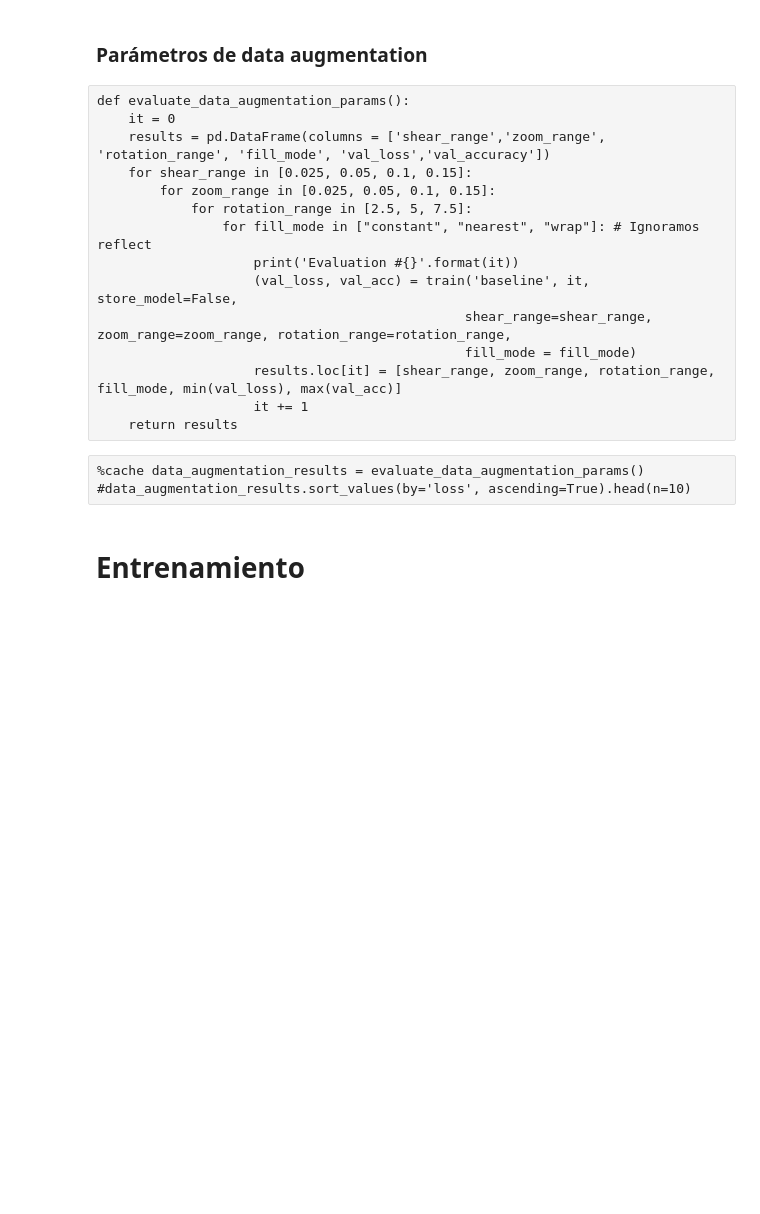
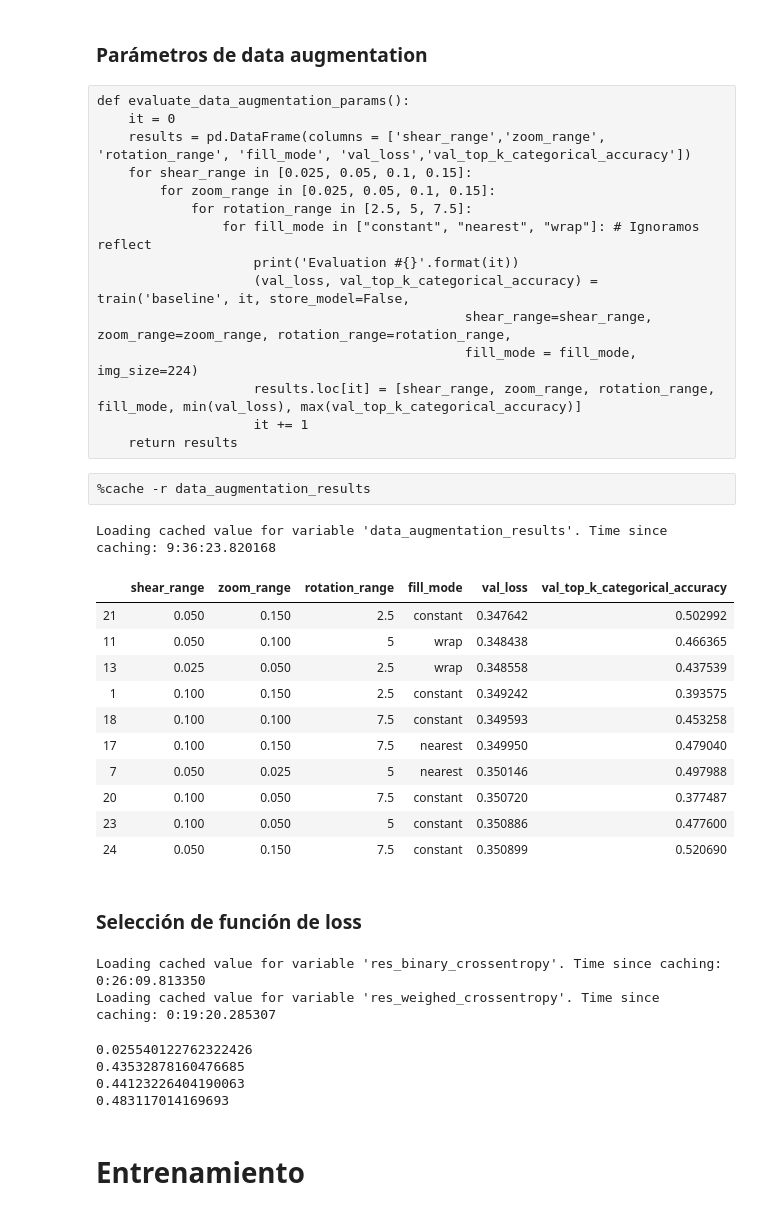
Before and after one commit to akepa/attribute-detection-in-fashon-images, a Jupyter notebook: Model.ipynb, the cells around one changed output. Cells and saved outputs as stored; diff of their text form; code cells hidden in the pictures; blank space fills up the shorter version.

```diff
--- a/Model.ipynb
+++ b/Model.ipynb
@@ -327,18 +286,21 @@ def train(model_name,
           model_id=None,
           max_epochs=100,
           img_size=224,
-          shear_range=0.025,
-          zoom_range=0.025,
+          shear_range=0.05,
+          zoom_range=0.150,
           rotation_range=2.5,
-          fill_mode='nearest',
+          fill_mode='constant',
           store_model=True,
           two_step_fit=False,
           freeze_layers_ratio=None,
-          model_build_params=None
+          model_build_params=None,
+          loss_function=weighted_binary_crossentropy
          ):
 
     # Forzar limpieza y pasar el GC
     K.clear_session()
+    #cuda.select_device(0)
+    #cuda.close()
     gc.collect()
 
     # Instanciación del modelo. Todos los métodos siguen el patrón "build_xxx", donde xxx es esl nombre del modelo
@@ -349,7 +311,7 @@ def train(model_name,
     # COMPILE con run options para debug en caso de oom
     #run_opts = tf.compat.v1.RunOptions(report_tensor_allocations_upon_oom = True)
     # model.compile(optimizer='adam', loss='binary_crossentropy', metrics=['accuracy'])
-    model.compile(optimizer='adam', loss='binary_crossentropy', metrics=[tf.keras.metrics.TopKCategoricalAccuracy(k=5)])
+    model.compile(optimizer='adam', loss=loss_function, metrics=[tf.keras.metrics.TopKCategoricalAccuracy(k=5)])
 
     # Instanciación de los generators de datos
     train_generator, validation_generator = build_generators(img_size, shear_range,
@@ -368,7 +330,7 @@ def train(model_name,
                                )
         # Segunda fase de training para entrenar el resto de las capas
         model = freeze_layers(model, freeze_layers_ratio)
-        model.compile(optimizer='adam', loss='binary_crossentropy', metrics=[tf.keras.metrics.SparseTopKCategoricalAccuracy(k=5)])
+        model.compile(optimizer='adam', loss=loss_function, metrics=[tf.keras.metrics.TopKCategoricalAccuracy(k=5)])
         h = model.fit_generator(train_generator, validation_data=validation_generator,
                                 epochs=max_epochs, callbacks = build_callbacks(model_name, model_id, store_model),
                                 steps_per_epoch=50,
@@ -424,21 +400,54 @@ plot(results_img_size2, metric='val_top_k_categorical_accuracy')
 plot(results_img_size2, metric='val_loss')
 # %% [markdown]
 ### Parámetros de data augmentation
+# %%
+N = 25
+
+def evaluate_data_augmentation_params():
+    results = pd.DataFrame(columns = ['shear_range','zoom_range', 'rotation_range', 'fill_mode', 'val_loss','val_top_k_categorical_accuracy'])
+    for it in range(0,N):
+        shear_range = random.choice([0.025, 0.05, 0.1, 0.15])
+        zoom_range = random.choice([0.025, 0.05, 0.1, 0.15])
+        rotation_range = random.choice([2.5, 5, 7.5])
+        fill_mode = random.choice(["constant", "nearest", "wrap"]) # Ignoramos reflect
+        print('Evaluation #{}'.format(it))
+        (val_loss, val_top_k_categorical_accuracy) = train('baseline', it, store_model=False,
+                                                           shear_range=shear_range, zoom_range=zoom_range, rotation_range=rotation_range,
+                                                           fill_mode = fill_mode, img_size=224)
+        results.loc[it] = [shear_range, zoom_range, rotation_range, fill_mode, min(val_loss), max(val_top_k_categorical_accuracy)]
+    return results
 # %% [raw]
 def evaluate_data_augmentation_params():
     it = 0
-    results = pd.DataFrame(columns = ['shear_range','zoom_range', 'rotation_range', 'fill_mode', 'val_loss','val_accuracy'])
+    results = pd.DataFrame(columns = ['shear_range','zoom_range', 'rotation_range', 'fill_mode', 'val_loss','val_top_k_categorical_accuracy'])
     for shear_range in [0.025, 0.05, 0.1, 0.15]:
         for zoom_range in [0.025, 0.05, 0.1, 0.15]:
             for rotation_range in [2.5, 5, 7.5]:
                 for fill_mode in ["constant", "nearest", "wrap"]: # Ignoramos reflect
                     print('Evaluation #{}'.format(it))
-                    (val_loss, val_acc) = train('baseline', it, store_model=False,
+                    (val_loss, val_top_k_categorical_accuracy) = train('baseline', it, store_model=False,
                                                shear_range=shear_range, zoom_range=zoom_range, rotation_range=rotation_range,
-                                               fill_mode = fill_mode)
-                    results.loc[it] = [shear_range, zoom_range, rotation_range, fill_mode, min(val_loss), max(val_acc)]
+                                               fill_mode = fill_mode, img_size=224)
+                    results.loc[it] = [shear_range, zoom_range, rotation_range, fill_mode, min(val_loss), max(val_top_k_categorical_accuracy)]
                     it += 1
     return results
-# %% [raw]
-%cache data_augmentation_results = evaluate_data_augmentation_params()
-#data_augmentation_results.sort_values(by='loss', ascending=True).head(n=10)
+# %% [raw]
+%cache -r data_augmentation_results
+# %%
+%cache data_augmentation_results = evaluate_data_augmentation_params()
+data_augmentation_results.sort_values(by='val_loss', ascending=True).head(n=10)
+# %% [output]
+Loading cached value for variable 'data_augmentation_results'. Time since caching: 9:36:23.820168
+|  | shear_range | zoom_range | rotation_range | fill_mode | val_loss | val_top_k_categorical_accuracy |
+| 21 | 0.050 | 0.150 | 2.5 | constant | 0.347642 | 0.502992 |
+| 11 | 0.050 | 0.100 | 5 | wrap | 0.348438 | 0.466365 |
+| 13 | 0.025 | 0.050 | 2.5 | wrap | 0.348558 | 0.437539 |
+| 1 | 0.100 | 0.150 | 2.5 | constant | 0.349242 | 0.393575 |
+| 18 | 0.100 | 0.100 | 7.5 | constant | 0.349593 | 0.453258 |
+| 17 | 0.100 | 0.150 | 7.5 | nearest | 0.349950 | 0.479040 |
+| 7 | 0.050 | 0.025 | 5 | nearest | 0.350146 | 0.497988 |
+| 20 | 0.100 | 0.050 | 7.5 | constant | 0.350720 | 0.377487 |
+| 23 | 0.100 | 0.050 | 5 | constant | 0.350886 | 0.477600 |
+| 24 | 0.050 | 0.150 | 7.5 | constant | 0.350899 | 0.520690 |
+# %% [markdown]
+### Selección de función de loss
@@ -445,3 +480,21 @@ def evaluate_data_augmentation_params():
+# %%
+# %cache -r res_binary_crossentropy
+%cache res_binary_crossentropy = train('baseline', loss_function=binary_crossentropy)
+%cache res_weighed_crossentropy = train('baseline', loss_function=weighted_binary_crossentropy)
+# %% [output]
+Loading cached value for variable 'res_binary_crossentropy'. Time since caching: 0:26:09.813350
+Loading cached value for variable 'res_weighed_crossentropy'. Time since caching: 0:19:20.285307
+# %%
+print(min(res_binary_crossentropy[1]))
+print(max(res_binary_crossentropy[1]))
+
+print(min(res_weighed_crossentropy[1]))
+print(max(res_weighed_crossentropy[1]))
+# %% [output]
+0.025540122762322426
+0.43532878160476685
+0.44123226404190063
+0.483117014169693
 # %% [markdown]
 # Entrenamiento
 # %%
```
Also changed, not shown: parts of 30 cells of this notebook.
